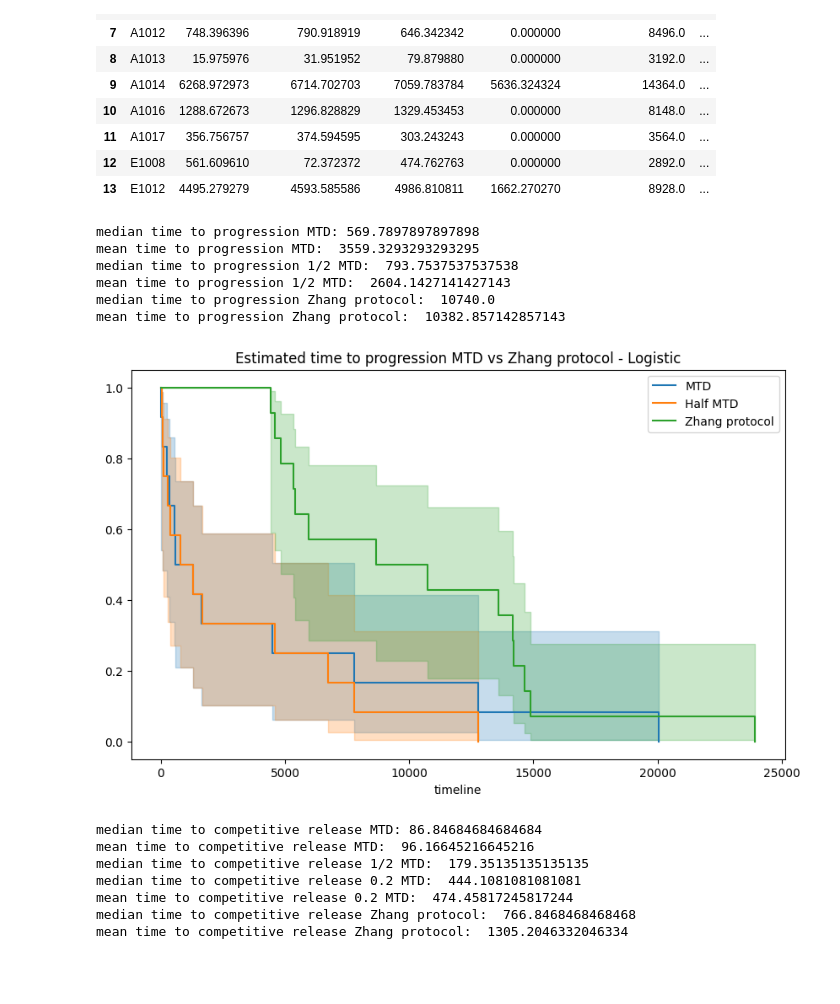
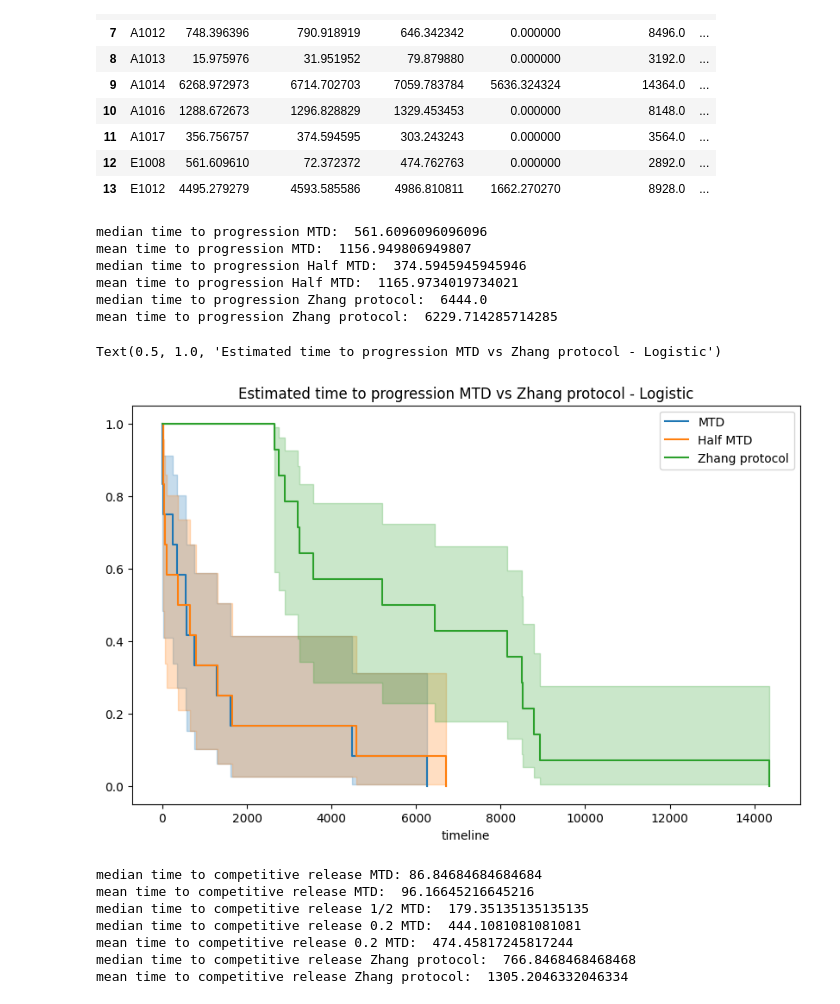
Before and after one commit to hkailas/Erlotinib, a Jupyter notebook: Erlotinib_logistic_free.ipynb, the cells around one changed output. Saved outputs shown, nothing was run; the diff lists cells and outputs as text; code cells hidden in the pictures; blank space fills up the shorter version.

Commit message:
parameters for plotting
including csv for parameters for plotting logistic and Gompertizian. Reasonable for patients 5,6, and 14 (index +1)

```diff
--- a/Erlotinib_logistic_free.ipynb
+++ b/Erlotinib_logistic_free.ipynb
@@ -77,8 +77,8 @@ def cost_func_logistic(params, time, data):
 
     #return mean_abs_error
     #return msq_error
-    #return rmse
-    return huber_loss
+    return rmse
+    #return huber_loss
 # %% [markdown]
 ##### logistic DE
 # %%
@@ -96,8 +96,8 @@ for id in unique_IDs:
     bounds = [(1e-3, 5e-1), (1.1*max_value, 1.5*max_value), (1e-2, 1e-1),(0.8*data[0], data[0]-1e-2),(1e-2,0.2*data[0])] # r, K, kd, spop0,
     bounds = [(1e-3, 5e-1), (1.1*max_value, 1.5*max_value), (5e-3, 2e-1),(0.8*data[0], data[0]-1e-2),(1e-2,0.2*data[0])] # r, K, kd, spop0,
     bounds = [(5e-4, 5e-1), (1.1*max_value, 1.5*max_value), (5e-3, 2e-1),(0.8*data[0], data[0]-1e-2),(1e-2,0.2*data[0])] # r, K, kd, spop0,
-    bounds = [(2e-4, 5e-1), (1.1*max_value, 1.5*max_value), (5e-3, 2e-1),(0.8*data[0], data[0]-1e-2),(1e-2,0.2*data[0])] # r, K, kd, spop0,
-
+    bounds = [(1e-4, 5e-1), (1.1*max_value, 2*max_value), (5e-3, 2e-1),(0.8*data[0], data[0]-1e-2),(1e-2,0.2*data[0])] # r, K, kd, spop0,
+    bounds = [(1e-4, 5e-1), (1.1*max_value, 2*max_value), (5e-3, 1e-1),(0.8*data[0], data[0]-1e-2),(1e-2,0.2*data[0])] # r, K, kd, spop0,
 
     # Use differential_evolution to perform a random search
     opt_result_log = differential_evolution(cost_func_logistic, bounds, args=(days, data))
@@ -397,7 +383,7 @@ for index, id in enumerate(unique_IDs, start=0):
     # plot with 0.2 medication
     #ax.plot(tspan, pred_data_2.sol(tspan)[0], 'b:', label='Sensitive - Log')
     #ax.plot(tspan, pred_data_2.sol(tspan)[1], 'r:', label='Resistant - Log')
-    ax.plot(tspan, sum_pops_2, 'k--', label='Total - Log')
+    #ax.plot(tspan, sum_pops_2, 'k--', label='Total - Log')
 
     # plot with 0 medication
     #ax.plot(tspan, pred_data_0.sol(tspan)[0], 'b:', label='Sensitive - Log')
@@ -420,13 +406,13 @@ legend_elements = [
     #Line2D([0], [0], color='b', linestyle=':', label='Sensitive 1/2 MTD'),
     #Line2D([0], [0], color='r', linestyle=':', label='Resistant 1/2 MTD'),
     Line2D([0], [0], color='k', linestyle=':', label='Total 1/2 MTD'),
-    Line2D([0], [0], color='k', linestyle='--', label='Total 0.2*MTD'),
+    #Line2D([0], [0], color='k', linestyle='--', label='Total 0.2*MTD'),
     Line2D([0], [0], color='k', linestyle='-.', label='Total no medication'),
     Line2D([0], [0], color='r', linestyle='--', label='Progression (1.1*initial volume)')
 ]
 
 fig.legend(handles=legend_elements, loc='upper center', bbox_to_anchor=(0.5, -0.05),
 fancybox=True, shadow=True, ncol=7)
-fig.suptitle('Logistic model MTD vs 1/2 MTD')
+fig.suptitle('Logistic model MTD, 1/2 MTD, no medication')
 plt.show()
 # %% [output]
@@ -892,48 +878,35 @@ df_all_progressions
 # %%
 ### survival plots for progression at 1.1*first data point
 Event1 = df_all_progressions["progression_event"]
 Event2 = df_all_progressions["progression_half_event"]
 Event3 = df_all_progressions["progression_02_event"]
 Event4 = df_all_progressions["progression_0_event"]
 Event5 = df_all_progressions["progression_zhang_event"]
 
-
+# plotting progression
 kmf = KaplanMeierFitter()
-# Set the figure size
 plt.figure(figsize=(10, 6))
 
-# plot for MTD progression
-kmf.fit(df_all_progressions["progression"],Event1, label='MTD')
-ax = kmf.plot_survival_function()
-print("median time to progression MTD:", kmf.median_survival_time_)
-print("mean time to progression MTD: ",np.mean(df_all_progressions["progression"]))
+def plot_progression(column, event, label):
+    kmf.fit(df_all_progressions[column], event, label=label)
+    ax = kmf.plot_survival_function()
+    print(f"median time to progression {label}: ", kmf.median_survival_time_)
+    print(f"mean time to progression {label}: ", np.mean(df_all_progressions[column]))
+    return ax
 
-# plot for 1/2 MTD progression
-kmf.fit(df_all_progressions["progression_half"], Event2, label='Half MTD')
-ax = kmf.plot_survival_function(ax=ax)
-ax.set_title("Estimated time to progression MTD vs 0.5 MTD - Logistic")
-print("median time to progression 1/2 MTD: ",kmf.median_survival_time_)
-print("mean time to progression 1/2 MTD: ",np.mean(df_all_progressions["progression_half"]))
-
-# plot for Zhang protocol progression
-kmf.fit(df_all_progressions["progression_zhang"], Event5, label='Zhang protocol')
-ax = kmf.plot_survival_function(ax=ax)
+ax = plot_progression("progression", Event1, 'MTD')
+ax = plot_progression("progression_half", Event2, 'Half MTD')
+ax = plot_progression("progression_zhang", Event5, 'Zhang protocol')
 ax.set_title("Estimated time to progression MTD vs Zhang protocol - Logistic")
-print("median time to progression Zhang protocol: ",kmf.median_survival_time_)
-print("mean time to progression Zhang protocol: ",np.mean(df_all_progressions["progression_zhang"]))
-
-# plot for 0.2 MTD progression
-#kmf.fit(df_all_progressions["progression 0.2 MTD"], Event3, label='0.2 MTD')
-#ax = kmf.plot_survival_function(ax=ax)
-#print("median time to progression 0.2 MTD: ",kmf.median_survival_time_)
 # %% [output]
-median time to progression MTD: 569.7897897897898
-mean time to progression MTD:  3559.3293293293295
-median time to progression 1/2 MTD:  793.7537537537538
-mean time to progression 1/2 MTD:  2604.1427141427143
-median time to progression Zhang protocol:  10740.0
-mean time to progression Zhang protocol:  10382.857142857143
+median time to progression MTD:  561.6096096096096
+mean time to progression MTD:  1156.949806949807
+median time to progression Half MTD:  374.5945945945946
+mean time to progression Half MTD:  1165.9734019734021
+median time to progression Zhang protocol:  6444.0
+mean time to progression Zhang protocol:  6229.714285714285
+Text(0.5, 1.0, 'Estimated time to progression MTD vs Zhang protocol - Logistic')
-[figure, old version]
+[figure, new version]
 # %%
 Event1 = df_all_progressions["cr_event"]
 Event2 = df_all_progressions["cr_event_half"]
```
Also changed, not shown: parts of 5 cells of this notebook, 3 other files.
